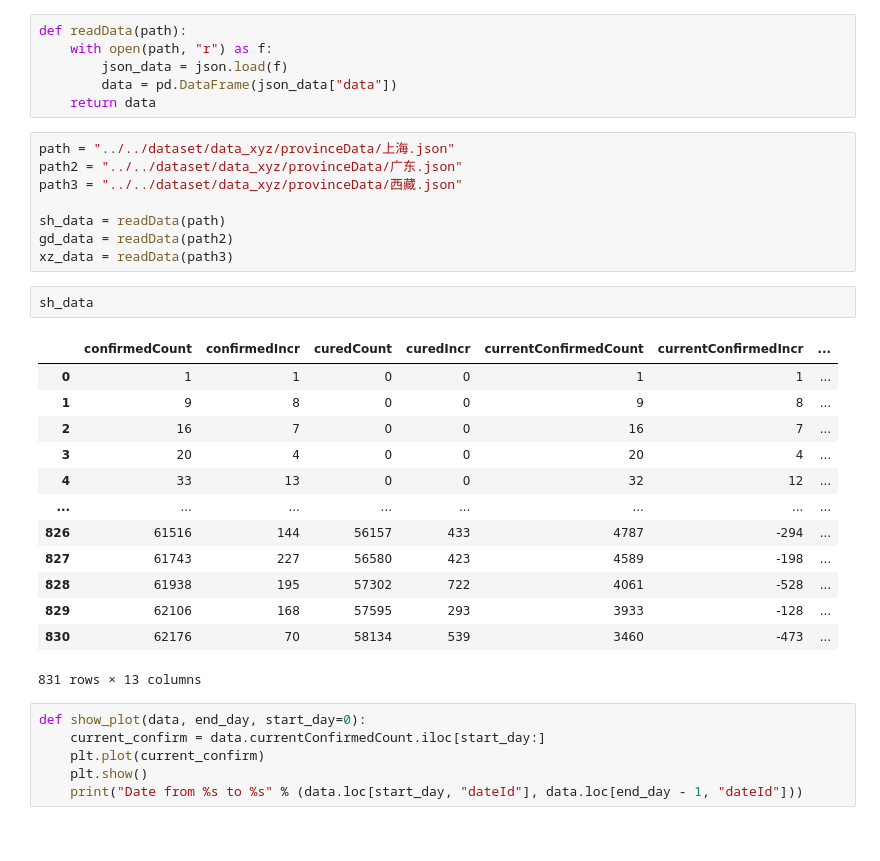
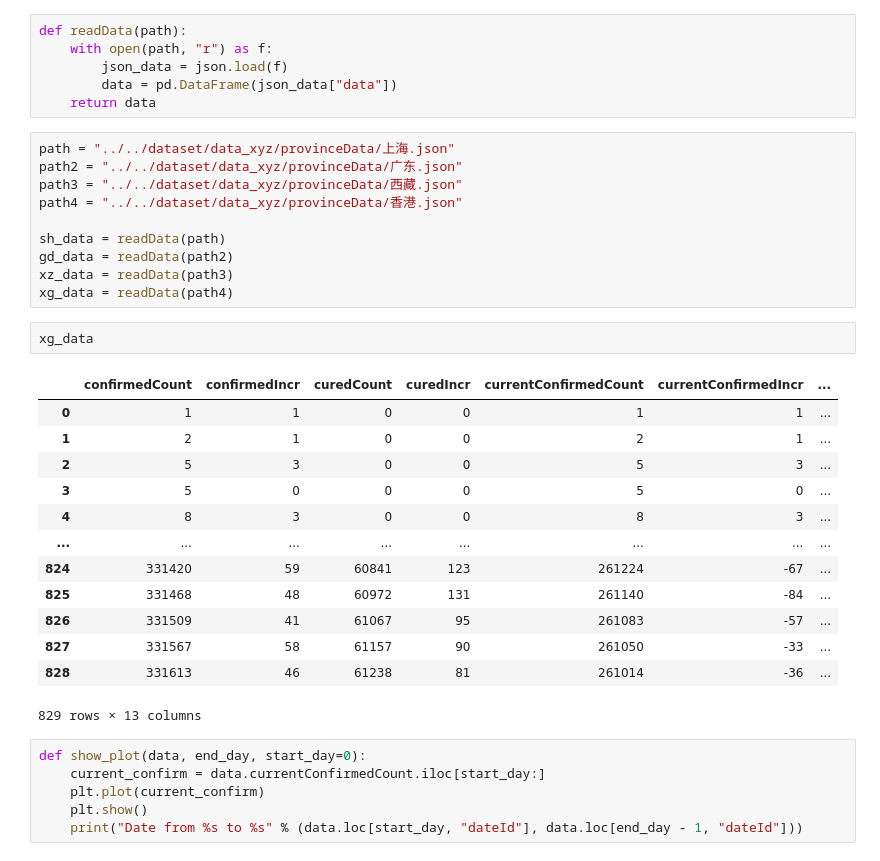
Before and after one commit to ObsisMc/Covid-19-Analysis, a Jupyter notebook: model/SIR/eval.ipynb, the cells around one changed output. Drawn from its saved outputs; the diff is of its cells as text.

```diff
--- a/model/SIR/eval.ipynb
+++ b/model/SIR/eval.ipynb
@@ -15,26 +15,28 @@ def readData(path):
 path = "../../dataset/data_xyz/provinceData/上海.json"
 path2 = "../../dataset/data_xyz/provinceData/广东.json"
 path3 = "../../dataset/data_xyz/provinceData/西藏.json"
+path4 = "../../dataset/data_xyz/provinceData/香港.json"
 
 sh_data = readData(path)
 gd_data = readData(path2)
 xz_data = readData(path3)
+xg_data = readData(path4)
-# %%
-sh_data
-# %% [output]
-|  | confirmedCount | confirmedIncr | curedCount | curedIncr | currentConfirmedCount | currentConfirmedIncr | ... |
-| 0 | 1 | 1 | 0 | 0 | 1 | 1 | ... |
-| 1 | 9 | 8 | 0 | 0 | 9 | 8 | ... |
-| 2 | 16 | 7 | 0 | 0 | 16 | 7 | ... |
-| 3 | 20 | 4 | 0 | 0 | 20 | 4 | ... |
-| 4 | 33 | 13 | 0 | 0 | 32 | 12 | ... |
-| ... | ... | ... | ... | ... | ... | ... | ... |
-| 826 | 61516 | 144 | 56157 | 433 | 4787 | -294 | ... |
-| 827 | 61743 | 227 | 56580 | 423 | 4589 | -198 | ... |
-| 828 | 61938 | 195 | 57302 | 722 | 4061 | -528 | ... |
-| 829 | 62106 | 168 | 57595 | 293 | 3933 | -128 | ... |
-| 830 | 62176 | 70 | 58134 | 539 | 3460 | -473 | ... |
-831 rows × 13 columns
+# %%
+xg_data
+# %% [output]
+|  | confirmedCount | confirmedIncr | curedCount | curedIncr | currentConfirmedCount | currentConfirmedIncr | ... |
+| 0 | 1 | 1 | 0 | 0 | 1 | 1 | ... |
+| 1 | 2 | 1 | 0 | 0 | 2 | 1 | ... |
+| 2 | 5 | 3 | 0 | 0 | 5 | 3 | ... |
+| 3 | 5 | 0 | 0 | 0 | 5 | 0 | ... |
+| 4 | 8 | 3 | 0 | 0 | 8 | 3 | ... |
+| ... | ... | ... | ... | ... | ... | ... | ... |
+| 824 | 331420 | 59 | 60841 | 123 | 261224 | -67 | ... |
+| 825 | 331468 | 48 | 60972 | 131 | 261140 | -84 | ... |
+| 826 | 331509 | 41 | 61067 | 95 | 261083 | -57 | ... |
+| 827 | 331567 | 58 | 61157 | 90 | 261050 | -33 | ... |
+| 828 | 331613 | 46 | 61238 | 81 | 261014 | -36 | ... |
+829 rows × 13 columns
 # %%
 def show_plot(data, end_day, start_day=0):
     current_confirm = data.currentConfirmedCount.iloc[start_day:]
```
Also changed, not shown: parts of 2 cells of this notebook, 1 other file.
